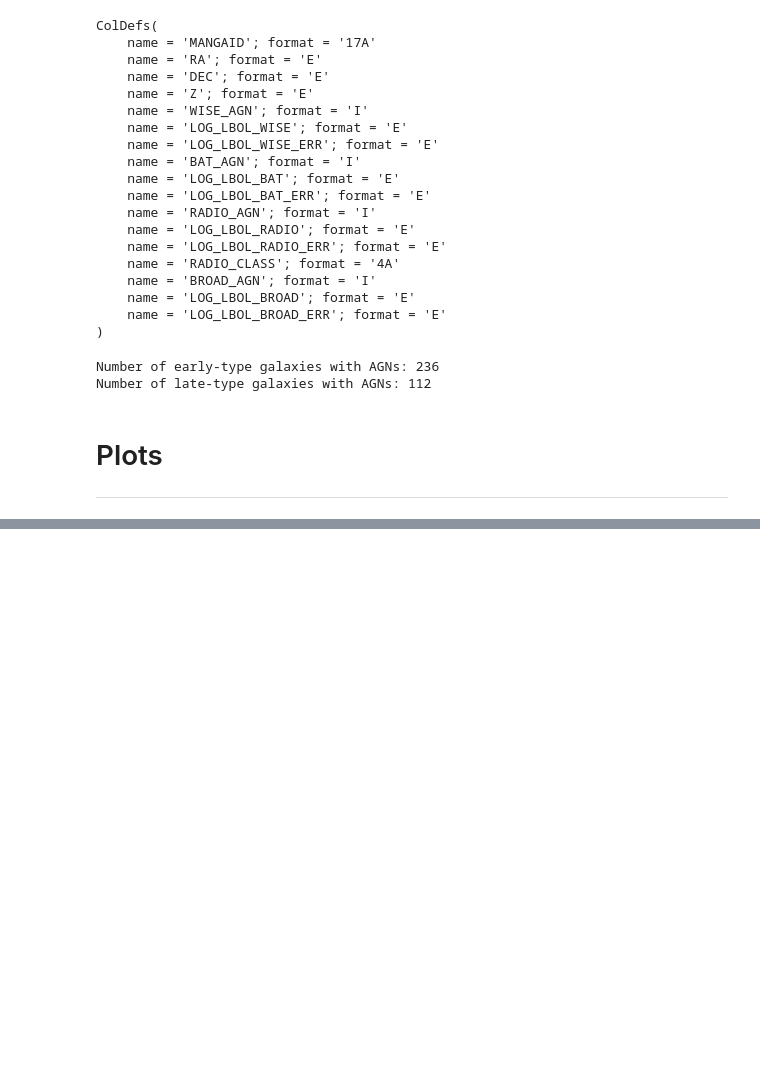
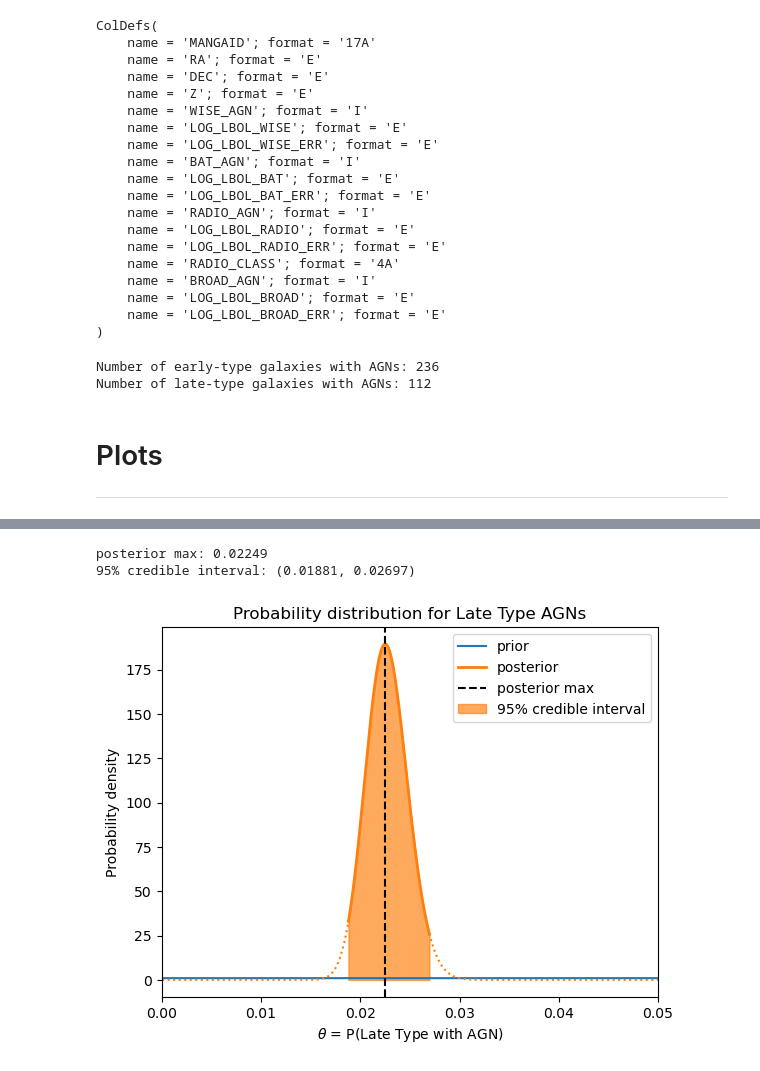
Before and after one commit to joh15016/AST-5731-Project, a Jupyter notebook: research_project_1.ipynb, the cells around one changed output, grey strips where cells are left out. Saved outputs shown, nothing was run; the diff lists cells and outputs as text; code cells hidden in the pictures; blank space fills up the shorter version.

```diff
--- a/research_project_1.ipynb
+++ b/research_project_1.ipynb
@@ -119,0 +190,44 @@ Number of late-type galaxies with AGNs: 112
+# %%
+# Sample theta from uniform distribution and compute posterior
+N_samples = 100000
+a, b = 1, 1
+theta = np.sort(beta.rvs(a, b, size=N_samples))
+n = late_galaxies.shape[-1]
+x = agn_late.shape[-1]
+post_dist = posterior(theta, x, n, a, b)
+
+# Set up credible interval
+q_lv = weighted_quantile(theta, post_dist, 0.025)
+q_uv = weighted_quantile(theta, post_dist, 0.975)
+lv_ind = np.argmin(theta < q_lv) + 1
+uv_ind = np.argmax(theta > q_uv) - 1
+mid_inds = np.logical_and(theta > q_lv, theta < q_uv)
+
+# Compute posterior maximum and 95% credible interval
+print(f'posterior max: {theta[np.argmax(post_dist)]:.5f}')
+print(f'95% credible interval: ({theta[lv_ind]:.5f}, {theta[uv_ind]:.5f})')
+
+# Plot posterior distribution
+plt.figure()
+plt.plot(theta, prior(theta, a, b), label='prior')
+# plt.plot(theta, post_dist, label='posterior')
+plt.plot(theta[mid_inds], post_dist[mid_inds],
+         linewidth=2, color='C1', label='posterior')
+plt.plot(theta[:lv_ind+1], post_dist[:lv_ind+1],
+         linestyle=':', linewidth=1.5, color='C1')
+plt.plot(theta[uv_ind-1:], post_dist[uv_ind-1:],
+         linestyle=':', linewidth=1.5, color='C1')
+plt.axvline(theta[np.argmax(post_dist)], color='k',
+            linestyle='--', label='posterior max')
+plt.fill_between(theta[mid_inds], post_dist[mid_inds], alpha=0.67,
+                 label='95% credible interval', color='C1')
+plt.title('Probability distribution for Late Type AGNs')
+plt.xlabel(r'$\theta$ = P(Late Type with AGN)')
+plt.ylabel('Probability density')
+plt.xlim(0.0, 0.05)
+plt.legend()
+plt.show()
+# %% [output]
+posterior max: 0.02249
+95% credible interval: (0.01881, 0.02697)
+[figure, added]
```
Also changed, not shown: parts of 6 cells of this notebook.
